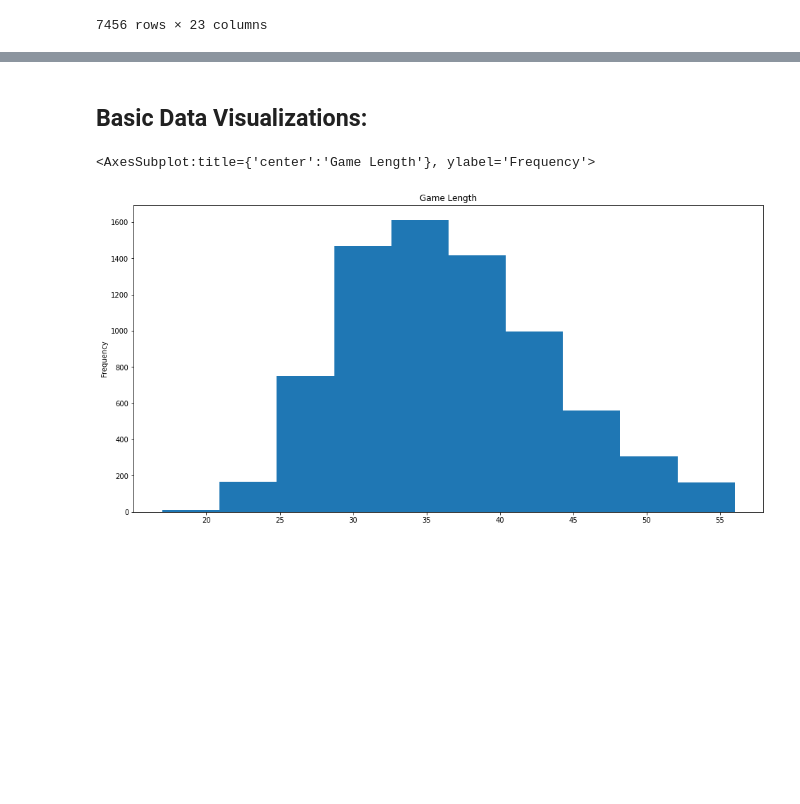
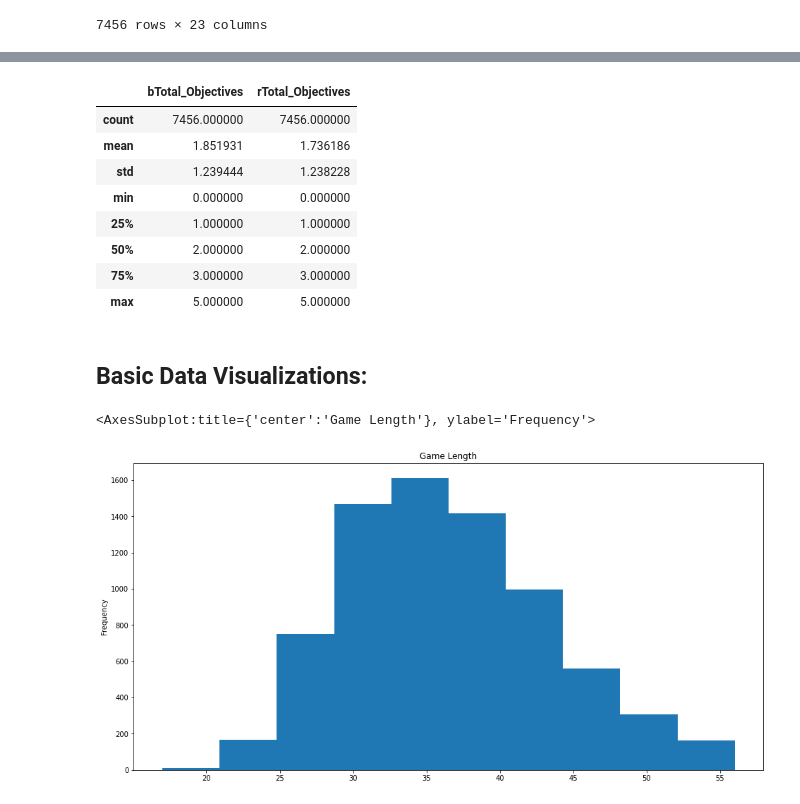
Before and after one commit to MoistRock1743/E-Sports-Data-Mining, a Jupyter notebook: Project.ipynb, the cells around one changed output, grey strips where cells are left out. Saved outputs shown, nothing was run; the diff lists cells and outputs as text; code cells hidden in the pictures; blank space fills up the shorter version.

Commit message:
Total Objectives

```diff
--- a/Project.ipynb
+++ b/Project.ipynb
@@ -453,3 +453,6 @@ primary_df
 | 7566 | 2018 | 0 | 1 | 42 | Gnar | LeeSin | Azir | Ezreal | ... |
 | 7567 | 2018 | 1 | 0 | 35 | Ornn | JarvanIV | Ryze | Kalista | ... |
 7456 rows × 23 columns
+# %%
+primary_df['bTotal_Objectives'] = 0
+primary_df['rTotal_Objectives'] = 0
@@ -455,0 +511,20 @@ primary_df
+# %%
+for row in bTObjectives.index:
+    addr = bTObjectives.loc[row, 'Address']
+    primary_df.loc[(primary_df['Address'] == addr), 'bTotal_Objectives'] += bTObjectives.loc[row, 'Towers']
+for row in bODObjectives.index:
+    addr = bODObjectives.loc[row, 'Address']
+    primary_df.loc[(primary_df['Address'] == addr), 'bTotal_Objectives'] += bODObjectives.loc[row, 'Dragons']
+for row in bEDObjectives.index:
+    addr = bEDObjectives.loc[row, 'Address']
+    primary_df.loc[(primary_df['Address'] == addr), 'bTotal_Objectives'] += bEDObjectives.loc[row, 'Dragons']
+for row in bELObjectives.index:
+    addr = bELObjectives.loc[row, 'Address']
+    primary_df.loc[(primary_df['Address'] == addr), 'bTotal_Objectives'] += bELObjectives.loc[row, 'Dragons']
+for row in bHObjectives.index:
+    addr = bHObjectives.loc[row, 'Address']
+    primary_df.loc[(primary_df['Address'] == addr), 'bTotal_Objectives'] += bHObjectives.loc[row, 'Heralds']
+for row in bBObjectives.index:
+    addr = bBObjectives.loc[row, 'Address']
+    primary_df.loc[(primary_df['Address'] == addr), 'bTotal_Objectives'] += bBObjectives.loc[row, 'Barons']
+print(primary_df[['Address', 'bTotal_Objectives']])
@@ -455,0 +546,20 @@ primary_df
+# %%
+for row in rTObjectives.index:
+    addr = rTObjectives.loc[row, 'Address']
+    primary_df.loc[(primary_df['Address'] == addr), 'rTotal_Objectives'] += rTObjectives.loc[row, 'Towers']
+for row in rODObjectives.index:
+    addr = rODObjectives.loc[row, 'Address']
+    primary_df.loc[(primary_df['Address'] == addr), 'rTotal_Objectives'] += rODObjectives.loc[row, 'Dragons']
+for row in rEDObjectives.index:
+    addr = rEDObjectives.loc[row, 'Address']
+    primary_df.loc[(primary_df['Address'] == addr), 'rTotal_Objectives'] += rEDObjectives.loc[row, 'Dragons']
+for row in rELObjectives.index:
+    addr = rELObjectives.loc[row, 'Address']
+    primary_df.loc[(primary_df['Address'] == addr), 'rTotal_Objectives'] += rELObjectives.loc[row, 'Dragons']
+for row in rHObjectives.index:
+    addr = rHObjectives.loc[row, 'Address']
+    primary_df.loc[(primary_df['Address'] == addr), 'rTotal_Objectives'] += rHObjectives.loc[row, 'Heralds']
+for row in rBObjectives.index:
+    addr = rBObjectives.loc[row, 'Address']
+    primary_df.loc[(primary_df['Address'] == addr), 'rTotal_Objectives'] += rBObjectives.loc[row, 'Barons']
+print(primary_df[['Address', 'rTotal_Objectives']])
@@ -456,3 +581,15 @@ primary_df
+# %%
+primary_df[['bTotal_Objectives', 'rTotal_Objectives']].describe()
+# %% [output]
+|  | bTotal_Objectives | rTotal_Objectives |
+| count | 7456.000000 | 7456.000000 |
+| mean | 1.851931 | 1.736186 |
+| std | 1.239444 | 1.238228 |
+| min | 0.000000 | 0.000000 |
+| 25% | 1.000000 | 1.000000 |
+| 50% | 2.000000 | 2.000000 |
+| 75% | 3.000000 | 3.000000 |
+| max | 5.000000 | 5.000000 |
 # %% [markdown]
 ## Basic Data Visualizations:
 # %%
```
Also changed, not shown: parts of 5 cells of this notebook.
